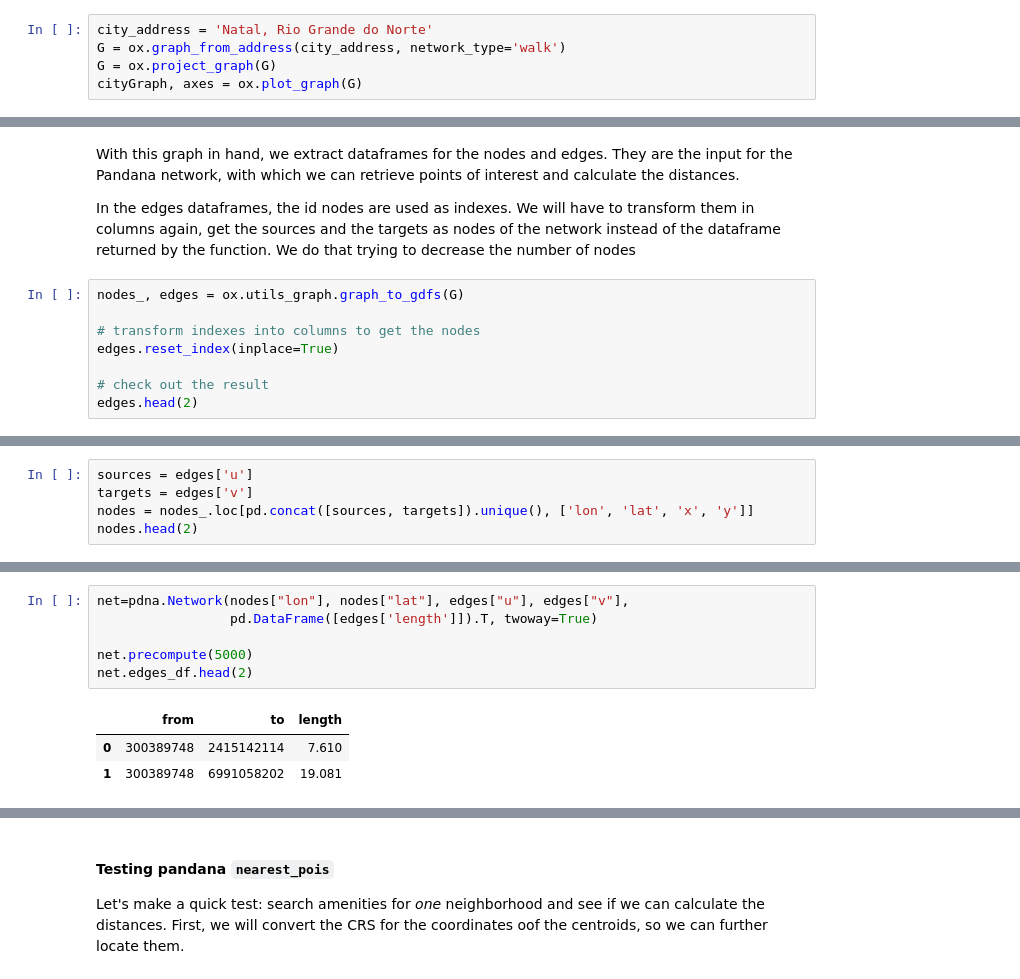
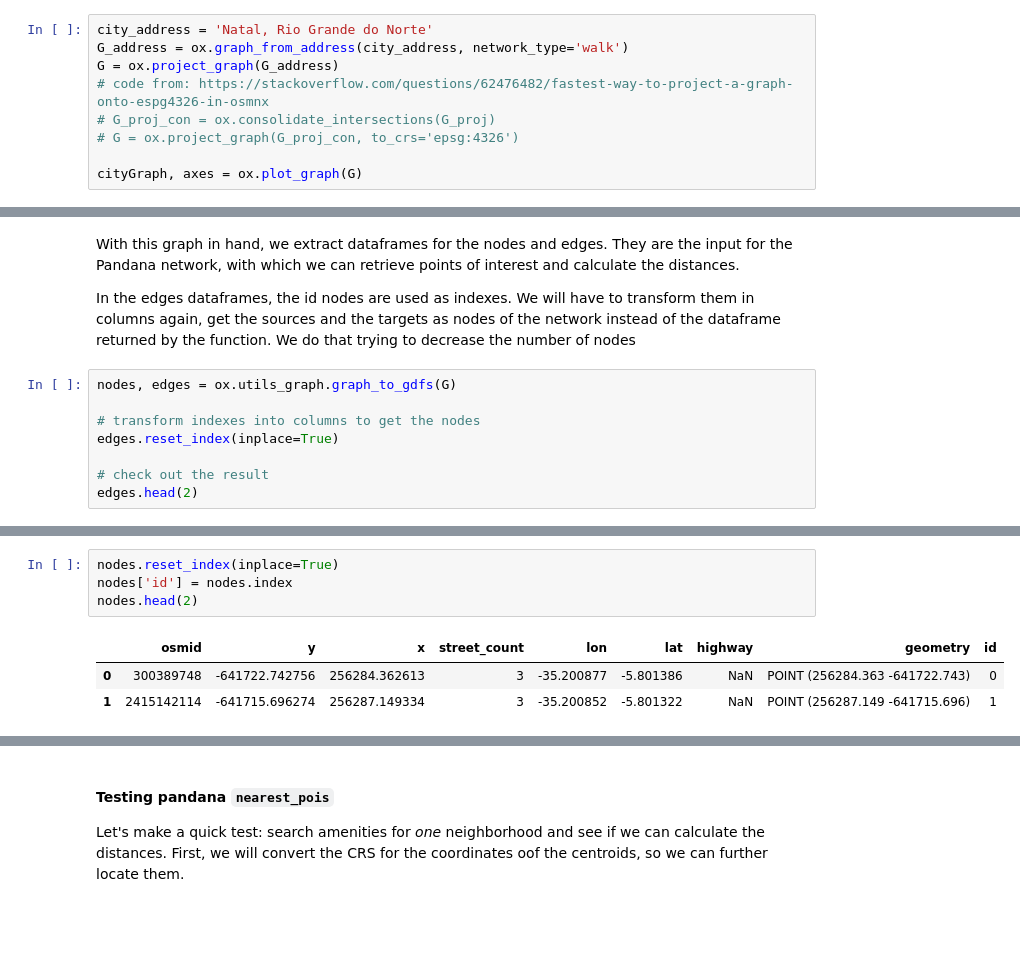
Before and after one commit to nymarya/fear-the-walking-distance, a Jupyter notebook: notebooks/1.0-ma-building-the-dataset.ipynb, the cells around one changed output, grey strips where cells are left out. Drawn from its saved outputs; the diff is of its cells as text; blank space fills up the shorter version.

```diff
--- a/notebooks/1.0-ma-building-the-dataset.ipynb
+++ b/notebooks/1.0-ma-building-the-dataset.ipynb
@@ -235,8 +236,12 @@ neighborhood_df.head()
 Next up, we obtain the graph corresponding to Natal using the library [OSMnx](https://osmnx.readthedocs.io/en/stable/osmnx.html). Using graph theory, it is possible to calculate what we need by measuring the distance between a node (centroid) and the other nodes (amenities) and finding the smallest of them.
 # %%
 city_address = 'Natal, Rio Grande do Norte'
-G = ox.graph_from_address(city_address, network_type='walk')
-G = ox.project_graph(G)
+G_address = ox.graph_from_address(city_address, network_type='walk')
+G = ox.project_graph(G_address)
+# code from: https://stackoverflow.com/questions/62476482/fastest-way-to-project-a-graph-onto-espg4326-in-osmnx
+# G_proj_con = ox.consolidate_intersections(G_proj)
+# G = ox.project_graph(G_proj_con, to_crs='epsg:4326')
+
 cityGraph, axes = ox.plot_graph(G)
 # %% [output]
 [figure]
@@ -245,7 +250,7 @@ With this graph in hand, we extract dataframes for the nodes and edges. They are
 
 In the edges dataframes, the id nodes are used as indexes. We will have to transform them in columns again, get the sources and the targets as nodes of the network instead of the dataframe returned by the function. We do that trying to decrease the number of nodes
 # %%
-nodes_, edges = ox.utils_graph.graph_to_gdfs(G)
+nodes, edges = ox.utils_graph.graph_to_gdfs(G)
 
 # transform indexes into columns to get the nodes
 edges.reset_index(inplace=True)
@@ -269,5 +263,0 @@ nodes_.head()
-# %%
-sources = edges['u']
-targets = edges['v']
-nodes = nodes_.loc[pd.concat([sources, targets]).unique(), ['lon', 'lat', 'x', 'y']]
-nodes.head(2)
@@ -289,10 +264,8 @@ nodes_.head()
-# %%
-net=pdna.Network(nodes["lon"], nodes["lat"], edges["u"], edges["v"],
-                 pd.DataFrame([edges['length']]).T, twoway=True)
-
-net.precompute(5000)
-net.edges_df.head(2)
-# %% [output]
-|  | from | to | length |
-| 0 | 300389748 | 2415142114 | 7.610 |
-| 1 | 300389748 | 6991058202 | 19.081 |
+# %%
+nodes.reset_index(inplace=True)
+nodes['id'] = nodes.index
+nodes.head(2)
+# %% [output]
+|  | osmid | y | x | street_count | lon | lat | highway | geometry | id |
+| 0 | 300389748 | -641722.742756 | 256284.362613 | 3 | -35.200877 | -5.801386 | NaN | POINT (256284.363 -641722.743) | 0 |
+| 1 | 2415142114 | -641715.696274 | 256287.149334 | 3 | -35.200852 | -5.801322 | NaN | POINT (256287.149 -641715.696) | 1 |
```
Also changed, not shown: parts of 24 cells of this notebook.
